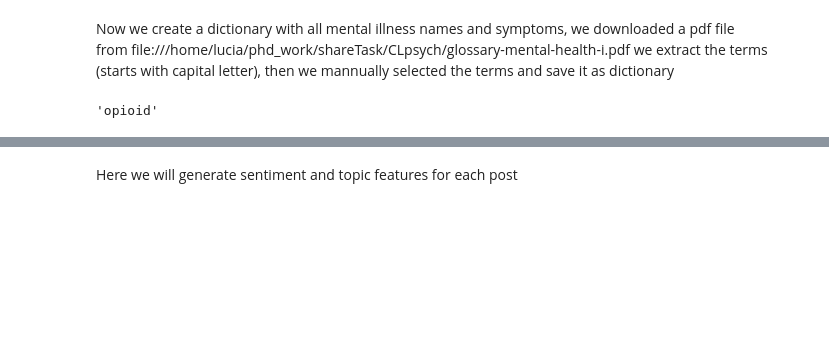
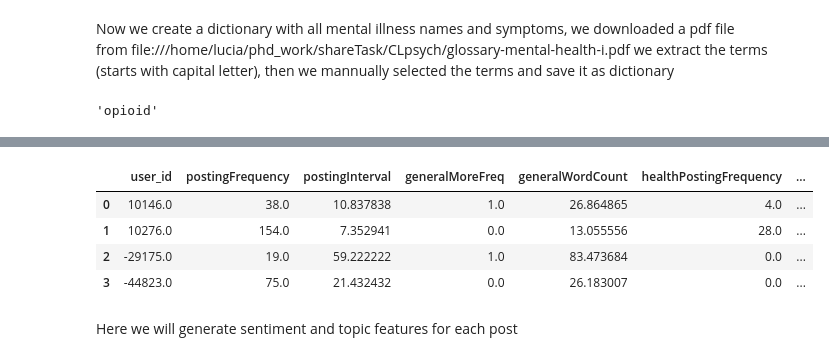
Before and after one commit to luciasalar/suicideDetection, a Jupyter notebook: TimeFeatures.ipynb, the cells around one changed output, grey strips where cells are left out. Saved outputs shown, nothing was run; the diff lists cells and outputs as text; code cells hidden in the pictures; blank space fills up the shorter version.

```diff
--- a/TimeFeatures.ipynb
+++ b/TimeFeatures.ipynb
@@ -372,3 +303,3 @@ MHF
 # %%
 #now we can merge the features
-pd.merge(FreqTable, MHF, on ='user_id', how = 'left')
+FreqFea = pd.merge(FreqTable, MHF, on ='user_id', how = 'left')
@@ -380,0 +308,7 @@ pd.merge(FreqTable, MHF, on ='user_id', how = 'left')
+# %%
+methods = readDictionaries(path + '/dictionaries/suicideMethods.txt')
+subsetDictPosts(file, methods, 'med_title', 'med_body', 'med_subre')
+#we only check if suicidewatch posts contain these keywords
+suicideWatch = file[file['subreddit'] == 'suicidewatch']
+med = suicideWatch[(suicideWatch['med_body'] == True) | (suicideWatch['med_title'] == True)]
+med
@@ -381,2 +318,21 @@ pd.merge(FreqTable, MHF, on ='user_id', how = 'left')
+# %%
+def checkDictFea(file):
+    file.drop_duplicates(subset=['user_id'], keep=False)
+    newFea = file[['user_id']]
+    newFea['mentionMethods'] = 1
+    return newFea
+
+methods = checkDictFea(med)
+# %%
+FreqFea = pd.merge(FreqFea, methods, on ='user_id', how = 'left')
+FreqFea.fillna(0, inplace=True)
+FreqFea.to_csv(path+'FreqFea.csv')
+FreqFea
+# %% [output]
+|  | user_id | postingFrequency | postingInterval | generalMoreFreq | generalWordCount | healthPostingFrequency | ... |
+| 0 | 10146.0 | 38.0 | 10.837838 | 1.0 | 26.864865 | 4.0 | ... |
+| 1 | 10276.0 | 154.0 | 7.352941 | 0.0 | 13.055556 | 28.0 | ... |
+| 2 | -29175.0 | 19.0 | 59.222222 | 1.0 | 83.473684 | 0.0 | ... |
+| 3 | -44823.0 | 75.0 | 21.432432 | 0.0 | 26.183007 | 0.0 | ... |
 # %% [markdown]
 Here we will generate sentiment and topic features for each post
```
Also changed, not shown: parts of 21 cells of this notebook, 17 other files.
